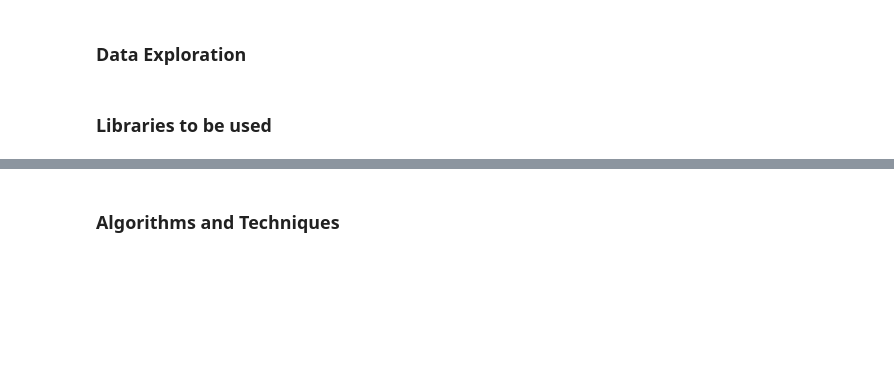
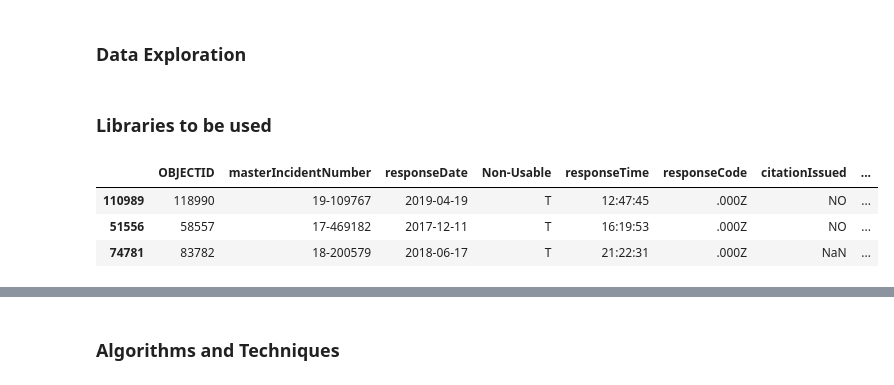
Before and after one commit to Afewerk/Data-Science, a Jupyter notebook: Capston #1 - Policing-Minneapolis.ipynb, the cells around one changed output, grey strips where cells are left out. Cells and saved outputs as stored; diff of their text form; code cells hidden in the pictures; blank space fills up the shorter version.

```diff
--- a/Capston #1 - Policing-Minneapolis.ipynb
+++ b/Capston #1 - Policing-Minneapolis.ipynb
@@ -35 +34,9 @@ import matplotlib.pyplot as plt
 df = pd.DataFrame(pd.read_excel('data\Police_stop_data.xlsx'))
+# %%
+#let's get a sample of the data
+df.sample(3)
+# %% [output]
+|  | OBJECTID | masterIncidentNumber | responseDate | Non-Usable | responseTime | responseCode | citationIssued | ... |
+| 110989 | 118990 | 19-109767 | 2019-04-19 | T | 12:47:45 | .000Z | NO | ... |
+| 51556 | 58557 | 17-469182 | 2017-12-11 | T | 16:19:53 | .000Z | NO | ... |
+| 74781 | 83782 | 18-200579 | 2018-06-17 | T | 21:22:31 | .000Z | NaN | ... |
```
Also changed, not shown: parts of 8 cells of this notebook.
